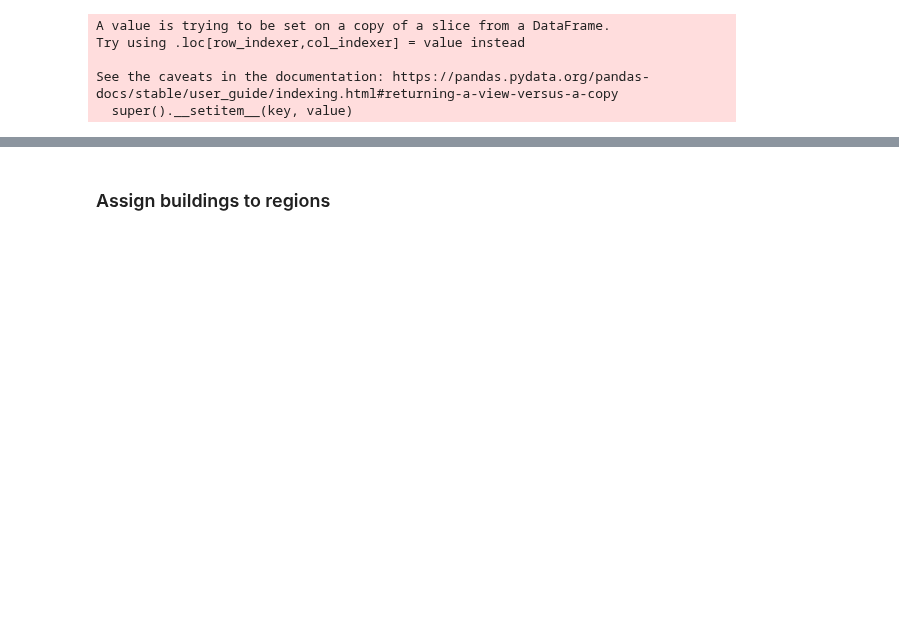
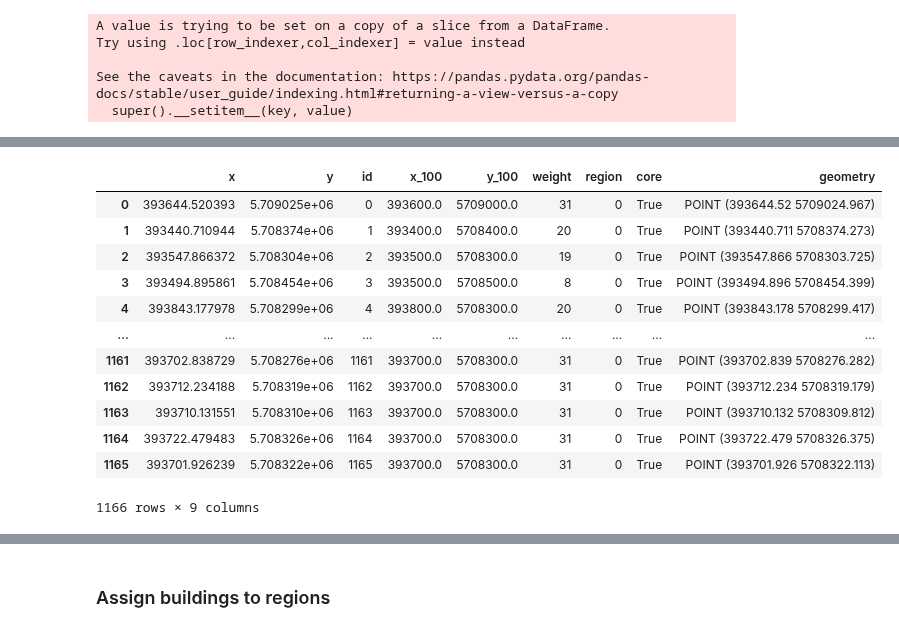
Before and after one commit to uscuni/urban_taxonomy, a Jupyter notebook: code/generate_regions.ipynb, the cells around one changed output, grey strips where cells are left out. Cells and saved outputs as stored; diff of their text form; code cells hidden in the pictures; blank space fills up the shorter version.

```diff
--- a/code/generate_regions.ipynb
+++ b/code/generate_regions.ipynb
@@ -62,0 +223,4 @@ Wall time: 685 ms
+# %%
+grid["core"] = grid.labels.isin(counts[counts > 100].index.drop(-1, errors="ignore"))
+grid_cores = grid[grid.core]
+grid
@@ -62,0 +382,23 @@ Wall time: 685 ms
+# %%
+# Path to save
+points_path = f"{OUTPUT_DIR}/grid_non_cores_AllPoints.gpkg"
+non_core_positive_path = f"{OUTPUT_DIR}/grid_non_cores_positive.gpkg"
+non_core_minus_path = f"{OUTPUT_DIR}/grid_non_cores_minus.gpkg"
+nonCore_dissolved_path = f"{OUTPUT_DIR}/grid_non_cores_dissolved.gpkg"
+
+# Save the All non-core points version
+grid_non_cores.to_file(points_path, driver="GPKG")
+
+# Save just the positive non-core points version
+grid_non_cores_clustered.to_file(non_core_positive_path, driver="GPKG")
+
+# Save just the negative (-1) non-core points version
+grid_non_cores_outliers.to_file(non_core_minus_path, driver="GPKG")
+
+# Dissolve points by cluster label
+grid_non_cores_clustered_dissolved = grid_non_cores_clustered.dissolve(by="labels")
+grid_non_cores_clustered_dissolved.to_file(nonCore_dissolved_path, layer="dissolved", driver="GPKG")
+
+print("Saved:")
+print(points_path)
+print(dissolved_path)
@@ -129,3 +652,12 @@ region_hulls.to_parquet(
+# %%
+#remove this for full dataset. this is only for test as non core is not running.
+data = data.rename(
+    columns={
+        "id_x": "id",
+        "id_y": "weight",
+        "labels": "region",
+    }
+)
 # %%
 data_to_save = data.rename(
     columns={
@@ -138,0 +720,22 @@ data.to_parquet("/data/uscuni-ulce/regions/cadastre_id_to_region.parquet")
+# %%
+grid_ALL = gpd.GeoDataFrame(
+    data,
+    geometry=gpd.points_from_xy(data["x"], data["y"]),
+    crs=25832
+)
+# %%
+grid_ALL
+# %% [output]
+|  | x | y | id | x_100 | y_100 | weight | region | core | geometry |
+| 0 | 393644.520393 | 5.709025e+06 | 0 | 393600.0 | 5709000.0 | 31 | 0 | True | POINT (393644.52 5709024.967) |
+| 1 | 393440.710944 | 5.708374e+06 | 1 | 393400.0 | 5708400.0 | 20 | 0 | True | POINT (393440.711 5708374.273) |
+| 2 | 393547.866372 | 5.708304e+06 | 2 | 393500.0 | 5708300.0 | 19 | 0 | True | POINT (393547.866 5708303.725) |
+| 3 | 393494.895861 | 5.708454e+06 | 3 | 393500.0 | 5708500.0 | 8 | 0 | True | POINT (393494.896 5708454.399) |
+| 4 | 393843.177978 | 5.708299e+06 | 4 | 393800.0 | 5708300.0 | 20 | 0 | True | POINT (393843.178 5708299.417) |
+| ... | ... | ... | ... | ... | ... | ... | ... | ... | ... |
+| 1161 | 393702.838729 | 5.708276e+06 | 1161 | 393700.0 | 5708300.0 | 31 | 0 | True | POINT (393702.839 5708276.282) |
+| 1162 | 393712.234188 | 5.708319e+06 | 1162 | 393700.0 | 5708300.0 | 31 | 0 | True | POINT (393712.234 5708319.179) |
+| 1163 | 393710.131551 | 5.708310e+06 | 1163 | 393700.0 | 5708300.0 | 31 | 0 | True | POINT (393710.132 5708309.812) |
+| 1164 | 393722.479483 | 5.708326e+06 | 1164 | 393700.0 | 5708300.0 | 31 | 0 | True | POINT (393722.479 5708326.375) |
+| 1165 | 393701.926239 | 5.708322e+06 | 1165 | 393700.0 | 5708300.0 | 31 | 0 | True | POINT (393701.926 5708322.113) |
+1166 rows × 9 columns
```
Also changed, not shown: parts of 92 cells of this notebook, 20 other files.
